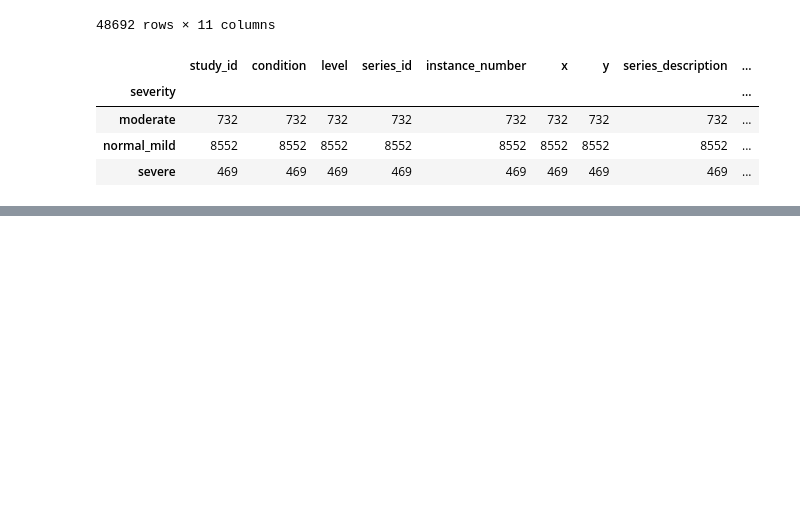
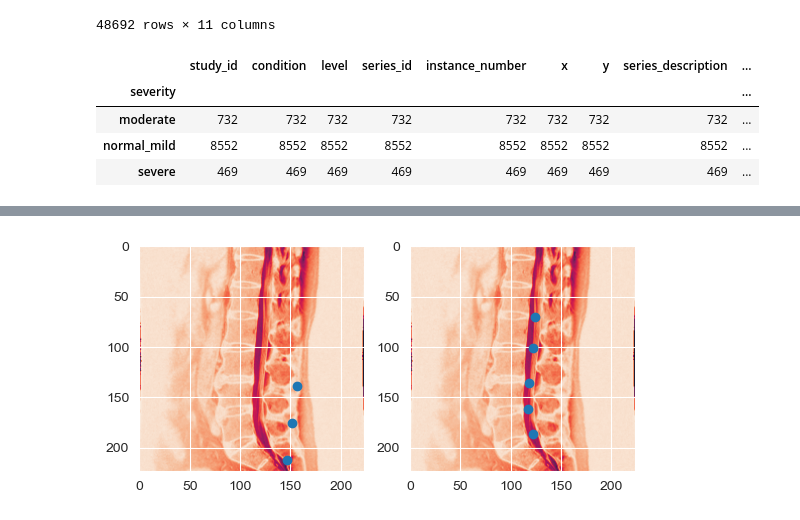
Before and after one commit to IDoCodingStuffs/python-doodles, a Jupyter notebook: rsna-2024/rsna-2024-inference.ipynb, the cells around one changed output, grey strips where cells are left out. Drawn from its saved outputs; the diff is of its cells as text; code cells hidden in the pictures; blank space fills up the shorter version.

```diff
--- a/rsna-2024/rsna-2024-inference.ipynb
+++ b/rsna-2024/rsna-2024-inference.ipynb
@@ -286,0 +305,4 @@ tensor(0.7880)
+# %%
+show_inference_vs_label_for_index(1330)
+# %% [output]
+[figure, added]
```
Also changed, not shown: parts of 6 cells of this notebook, 3 other files.
